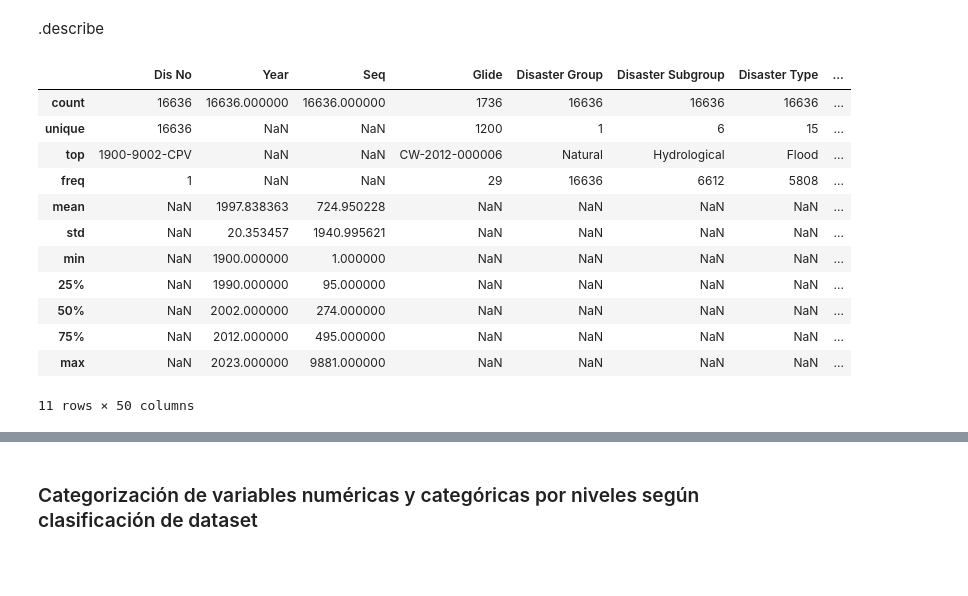
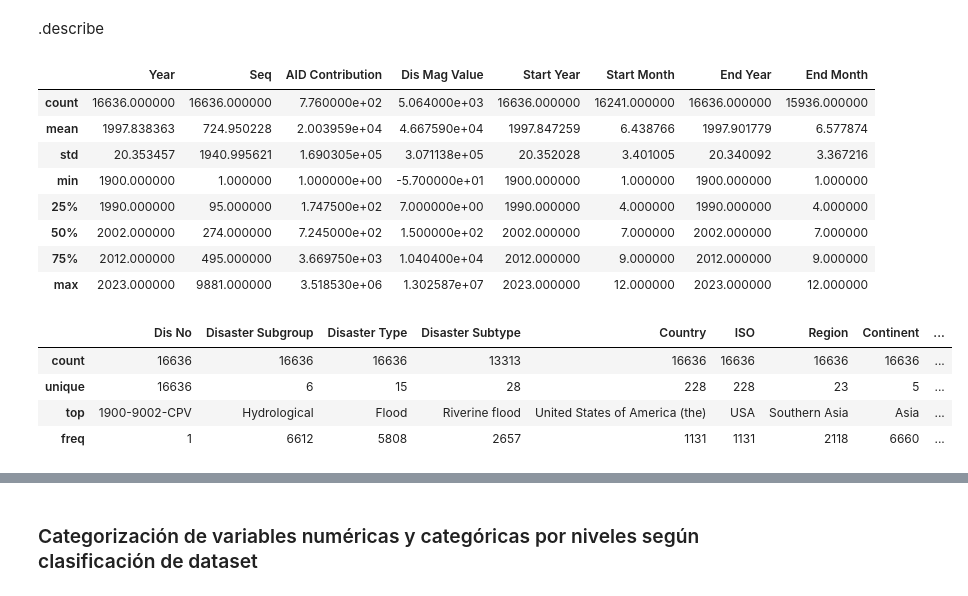
Before and after one commit to AleDataAnalyst/grupo2_desastresnaturales, a Jupyter notebook: Notebooks/02EDADatosLimpios/Alejandra/01_Ale_LimpiarDatos.ipynb, the cells around one changed output, grey strips where cells are left out. Cells and saved outputs as stored; diff of their text form; code cells hidden in the pictures; blank space fills up the shorter version.

Commit message:
Actualización columnas, se quitó borrar cols, describe por dtypes

```diff
--- a/Notebooks/02EDADatosLimpios/Alejandra/01_Ale_LimpiarDatos.ipynb
+++ b/Notebooks/02EDADatosLimpios/Alejandra/01_Ale_LimpiarDatos.ipynb
@@ -15,7 +15,7 @@ import seaborn as sns
 # %% [markdown]
 ## Cargar datos
 # %%
-df = pd.read_csv('../../Data/02ParaLimpiar/02desastres_paralimpiar.csv', encoding='latin-1', delimiter=';', engine='python')
+df = pd.read_csv('../../../Data/02ParaLimpiar/02desastres_paralimpiar.csv', encoding='latin-1', delimiter=';', engine='python')
 # encoding='utf8' da problemas
 # dejar engine='python' para evitar advertencias
 # %% [markdown]
@@ -159,18 +167,22 @@ Dis No, Glide, Disaster Group, Disaster Subgroup, Disaster Type, Disaster Subtyp
 # %% [markdown]
 .describe
+# %%
+df.describe(include=np.number)
+# %% [output]
+|  | Year | Seq | AID Contribution | Dis Mag Value | Start Year | Start Month | End Year | End Month |
+| count | 16636.000000 | 16636.000000 | 7.760000e+02 | 5.064000e+03 | 16636.000000 | 16241.000000 | 16636.000000 | 15936.000000 |
+| mean | 1997.838363 | 724.950228 | 2.003959e+04 | 4.667590e+04 | 1997.847259 | 6.438766 | 1997.901779 | 6.577874 |
+| std | 20.353457 | 1940.995621 | 1.690305e+05 | 3.071138e+05 | 20.352028 | 3.401005 | 20.340092 | 3.367216 |
+| min | 1900.000000 | 1.000000 | 1.000000e+00 | -5.700000e+01 | 1900.000000 | 1.000000 | 1900.000000 | 1.000000 |
+| 25% | 1990.000000 | 95.000000 | 1.747500e+02 | 7.000000e+00 | 1990.000000 | 4.000000 | 1990.000000 | 4.000000 |
+| 50% | 2002.000000 | 274.000000 | 7.245000e+02 | 1.500000e+02 | 2002.000000 | 7.000000 | 2002.000000 | 7.000000 |
+| 75% | 2012.000000 | 495.000000 | 3.669750e+03 | 1.040400e+04 | 2012.000000 | 9.000000 | 2012.000000 | 9.000000 |
+| max | 2023.000000 | 9881.000000 | 3.518530e+06 | 1.302587e+07 | 2023.000000 | 12.000000 | 2023.000000 | 12.000000 |
 # %%
-df.describe(include='all')
+df.describe(include='object')
 # %% [output]
-|  | Dis No | Year | Seq | Glide | Disaster Group | Disaster Subgroup | Disaster Type | ... |
-| count | 16636 | 16636.000000 | 16636.000000 | 1736 | 16636 | 16636 | 16636 | ... |
-| unique | 16636 | NaN | NaN | 1200 | 1 | 6 | 15 | ... |
-| top | 1900-9002-CPV | NaN | NaN | CW-2012-000006 | Natural | Hydrological | Flood | ... |
-| freq | 1 | NaN | NaN | 29 | 16636 | 6612 | 5808 | ... |
-| mean | NaN | 1997.838363 | 724.950228 | NaN | NaN | NaN | NaN | ... |
-| std | NaN | 20.353457 | 1940.995621 | NaN | NaN | NaN | NaN | ... |
-| min | NaN | 1900.000000 | 1.000000 | NaN | NaN | NaN | NaN | ... |
-| 25% | NaN | 1990.000000 | 95.000000 | NaN | NaN | NaN | NaN | ... |
-| 50% | NaN | 2002.000000 | 274.000000 | NaN | NaN | NaN | NaN | ... |
-| 75% | NaN | 2012.000000 | 495.000000 | NaN | NaN | NaN | NaN | ... |
-| max | NaN | 2023.000000 | 9881.000000 | NaN | NaN | NaN | NaN | ... |
+|  | Dis No | Disaster Subgroup | Disaster Type | Disaster Subtype | Country | ISO | Region | Continent | ... |
+| count | 16636 | 16636 | 16636 | 13313 | 16636 | 16636 | 16636 | 16636 | ... |
+| unique | 16636 | 6 | 15 | 28 | 228 | 228 | 23 | 5 | ... |
+| top | 1900-9002-CPV | Hydrological | Flood | Riverine flood | United States of America (the) | USA | Southern Asia | Asia | ... |
+| freq | 1 | 6612 | 5808 | 2657 | 1131 | 1131 | 2118 | 6660 | ... |
-11 rows × 50 columns
```
Also changed, not shown: parts of 46 cells of this notebook.
